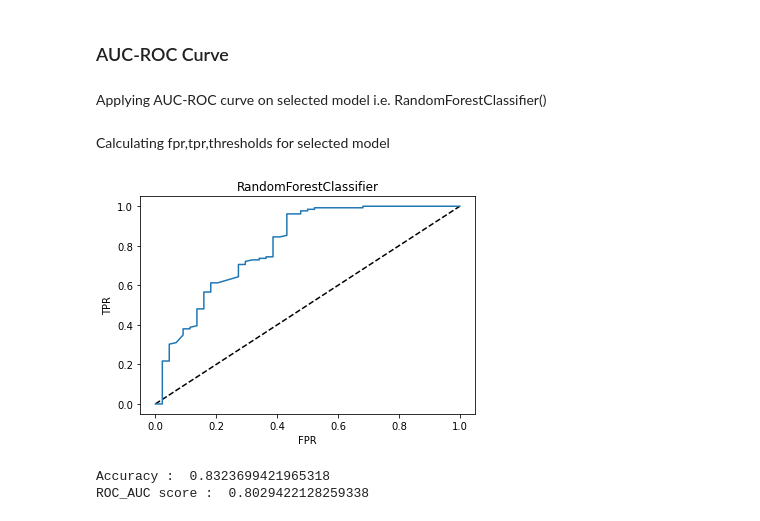
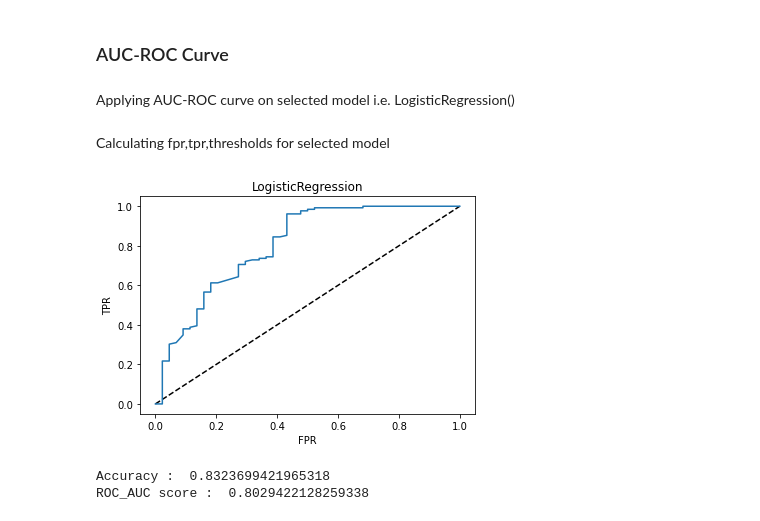
Before and after one commit to arjitasaxena14/Evaluation-Projects, a Jupyter notebook: EvaluationProject6_Loan_Application_Status_Prediction.ipynb, the cells around one changed output. Drawn from its saved outputs; the diff is of its cells as text; code cells hidden in the pictures.

```diff
--- a/EvaluationProject6_Loan_Application_Status_Prediction.ipynb
+++ b/EvaluationProject6_Loan_Application_Status_Prediction.ipynb
@@ -1048,7 +1048,7 @@ lr.fit(trainx,trainy)
 pred=lr.predict(x_test)
 acc1=accuracy_score(y_test,pred)
 # %% [markdown]
-Applying AUC-ROC curve on selected model i.e. RandomForestClassifier()
+Applying AUC-ROC curve on selected model i.e. LogisticRegression()
 # %%
 pred_proba=xg.predict_proba(x_test)[:,1]
 fpr,tpr,thresholds=roc_curve(y_test,pred_proba)
@@ -1058,14 +1058,14 @@ Calculating fpr,tpr,thresholds for selected model
 # %%
 # Plotting the curve
 
 plt.plot([0,1],[0,1],'k--')
-plt.plot(fpr,tpr,label='RandomForestClassifier')
+plt.plot(fpr,tpr,label='LogisticRegression')
 plt.xlabel('FPR')
 plt.ylabel('TPR')
-plt.title('RandomForestClassifier')
+plt.title('LogisticRegression')
 plt.show()
 # %% [output]
-[figure, old version]
+[figure, new version]
 # %%
 auc_score=roc_auc_score(y_test,pred_proba)
 print('Accuracy : ',acc1)
```
Also changed, not shown: parts of 1 cell of this notebook.
